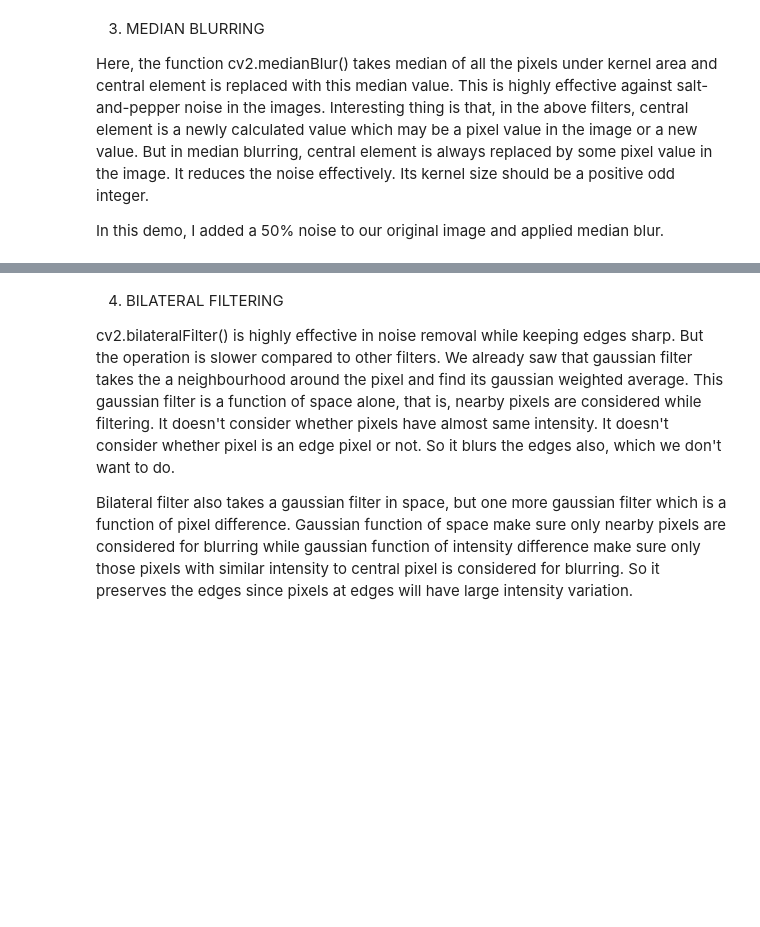
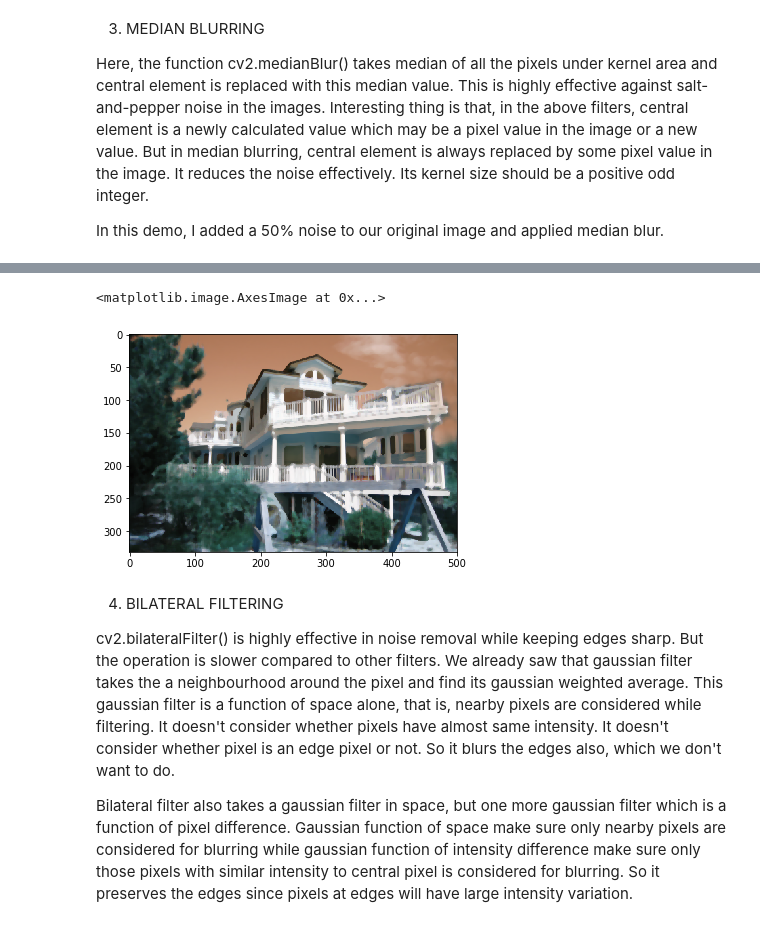
Before and after one commit to prtk418/OpenCV_fundamentals_python, a Jupyter notebook: Filters.ipynb, the cells around one changed output, grey strips where cells are left out. Saved outputs shown, nothing was run; the diff lists cells and outputs as text; code cells hidden in the pictures; blank space fills up the shorter version.

```diff
--- a/Filters.ipynb
+++ b/Filters.ipynb
@@ -93,3 +93,8 @@ plt.imshow(salt_pepper_noised_image)
+# %%
+plt.imshow(median)
+# %% [output]
+<matplotlib.image.AxesImage at 0x...>
+[figure, added]
 # %% [markdown]
 4) BILATERAL FILTERING
 
```
Also changed, not shown: parts of 7 cells of this notebook, 2 other files.
